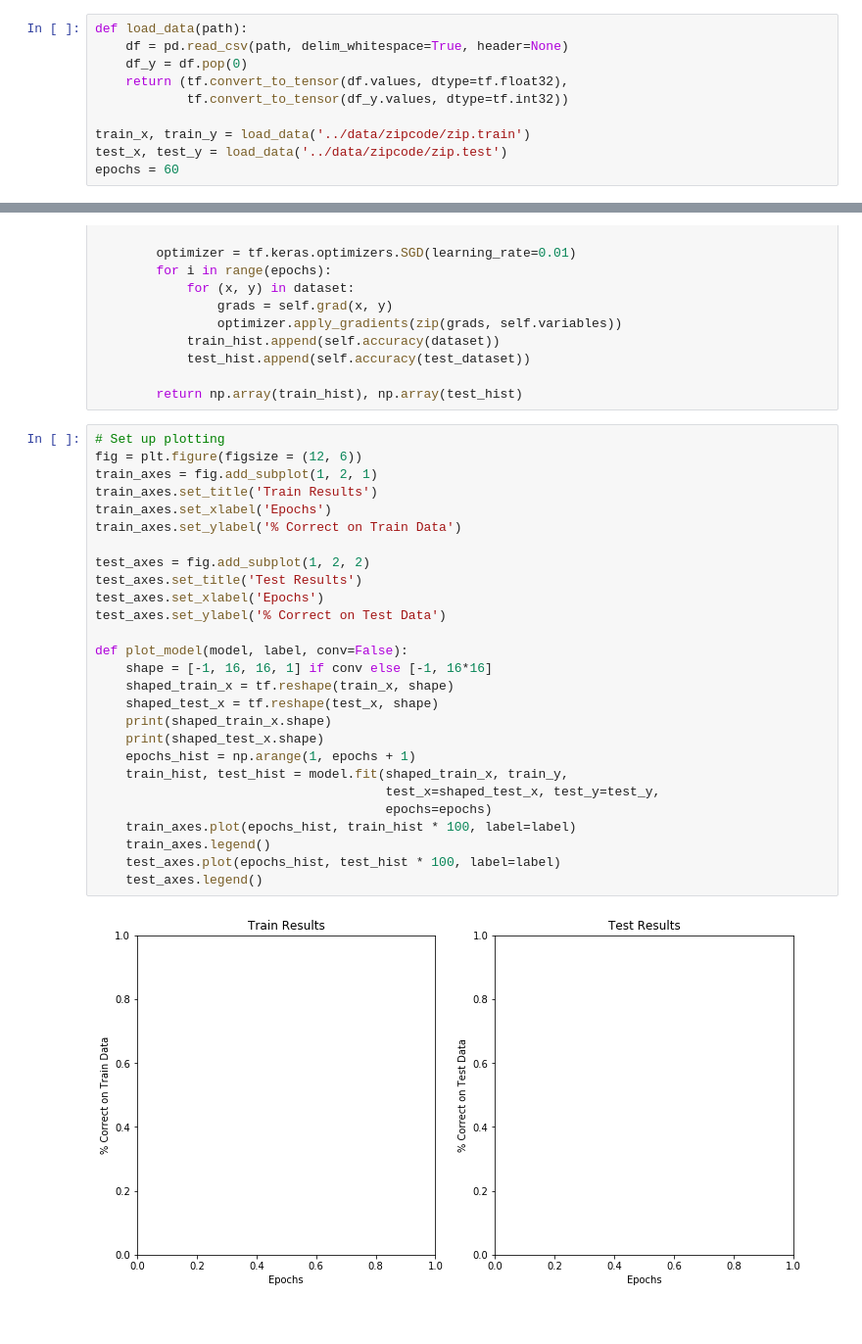
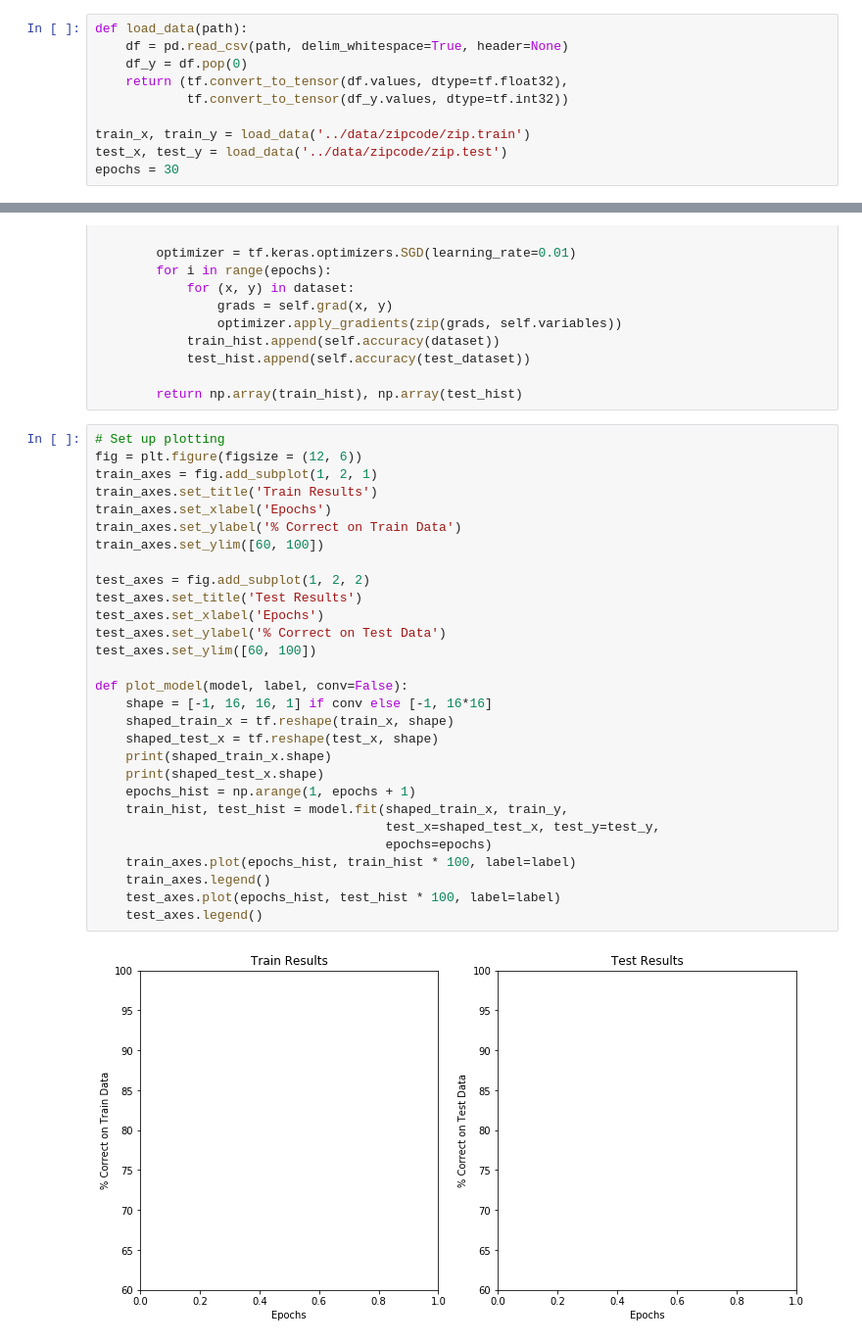
Before and after one commit to maitbayev/the-elements-of-statistical-learning, a Jupyter notebook: chapter-11/11.7-example-zip-code-data.ipynb, the cells around one changed output, grey strips where cells are left out. Shown: that part at 98% size. Cells and saved outputs as stored; diff of their text form.

```diff
--- a/chapter-11/11.7-example-zip-code-data.ipynb
+++ b/chapter-11/11.7-example-zip-code-data.ipynb
@@ -23,7 +23,7 @@ def load_data(path):
 
 train_x, train_y = load_data('../data/zipcode/zip.train')
 test_x, test_y = load_data('../data/zipcode/zip.test')
-epochs = 60
+epochs = 30
 # %%
 from abc import ABC, abstractmethod
 
@@ -72,32 +72,34 @@ class BaseModel(ABC, tf.keras.Model):
 # %%
 # Set up plotting
 fig = plt.figure(figsize = (12, 6))
 train_axes = fig.add_subplot(1, 2, 1)
 train_axes.set_title('Train Results')
 train_axes.set_xlabel('Epochs')
 train_axes.set_ylabel('% Correct on Train Data')
+train_axes.set_ylim([60, 100])
 
 test_axes = fig.add_subplot(1, 2, 2)
 test_axes.set_title('Test Results')
 test_axes.set_xlabel('Epochs')
 test_axes.set_ylabel('% Correct on Test Data')
+test_axes.set_ylim([60, 100])
 
 def plot_model(model, label, conv=False):
     shape = [-1, 16, 16, 1] if conv else [-1, 16*16]
     shaped_train_x = tf.reshape(train_x, shape)
     shaped_test_x = tf.reshape(test_x, shape)
     print(shaped_train_x.shape)
     print(shaped_test_x.shape)
     epochs_hist = np.arange(1, epochs + 1)
     train_hist, test_hist = model.fit(shaped_train_x, train_y,
                                       test_x=shaped_test_x, test_y=test_y,
                                       epochs=epochs)
     train_axes.plot(epochs_hist, train_hist * 100, label=label)
     train_axes.legend()
     test_axes.plot(epochs_hist, test_hist * 100, label=label)
     test_axes.legend()
 # %% [output]
-[figure, old version]
+[figure, new version]
 # %%
 class Net1(BaseModel):
     def __init__(self):
```
Also changed, not shown: parts of 5 cells of this notebook.
